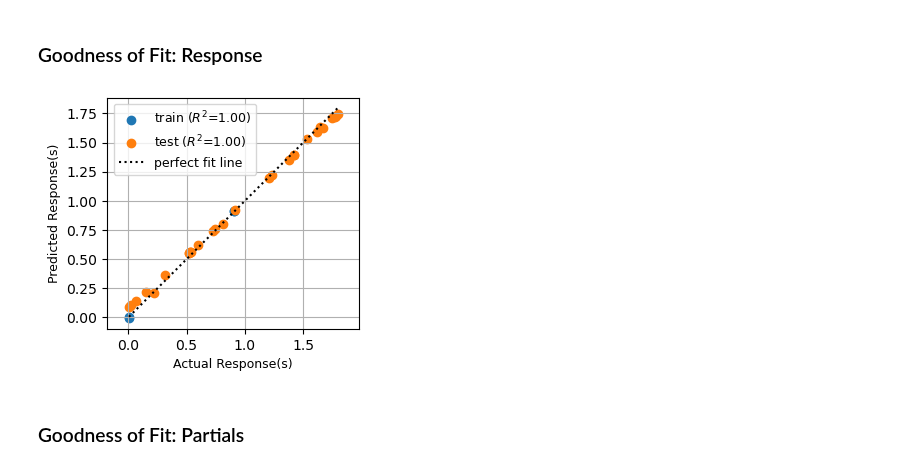
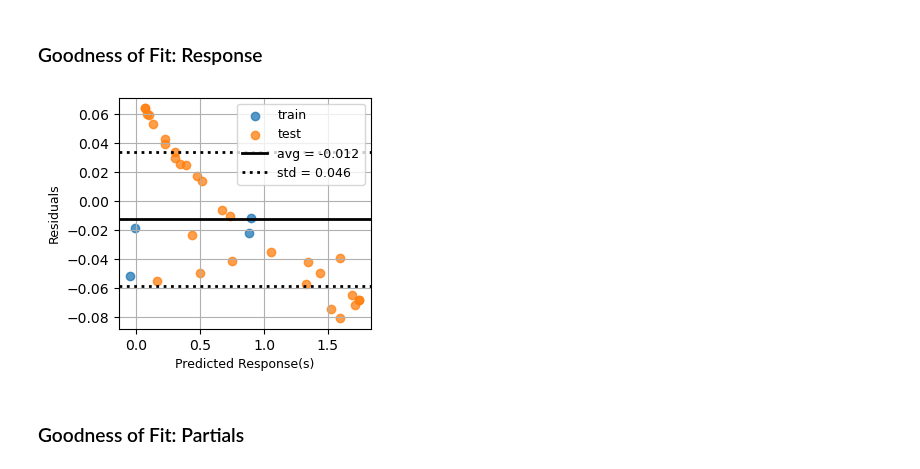
Before and after one commit to shb84/JENN, a Jupyter notebook: docs/examples/demo_1_sinusoid.ipynb, the cells around one changed output. Drawn from its saved outputs; the diff is of its cells as text; code cells hidden in the pictures.

Commit message:
#29: updated residual-by-predicted algorithm

```diff
--- a/docs/examples/demo_1_sinusoid.ipynb
+++ b/docs/examples/demo_1_sinusoid.ipynb
@@ -90,14 +90,17 @@ jenn.utils.plot.sensitivity_profiles(
 # %%
 import matplotlib.pyplot as plt
 from jenn.post_processing.actual_by_predicted import plot_actual_by_predicted
+from jenn.post_processing.residual_by_predicted import plot_residual_by_predicted
 
-plot_actual_by_predicted(
+plot_residual_by_predicted(
     y_true=[y_train, y_test],
     y_pred=[genn.predict(x_train), genn.predict(x_test)],
     datasets=["train", "test"],
+    alpha=0.75,
+    percent=False
 )
 # %% [output]
-[figure, old version]
+[figure, new version]
 # %% [markdown]
 ### Goodness of Fit: Partials
 # %% [markdown]
```
Also changed, not shown: parts of 5 cells of this notebook, 3 other files.
